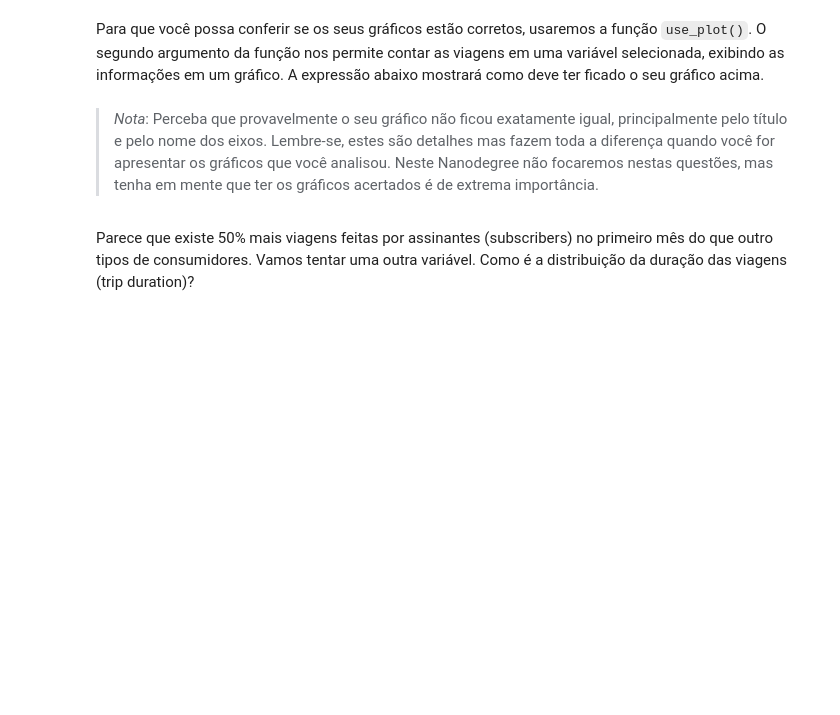
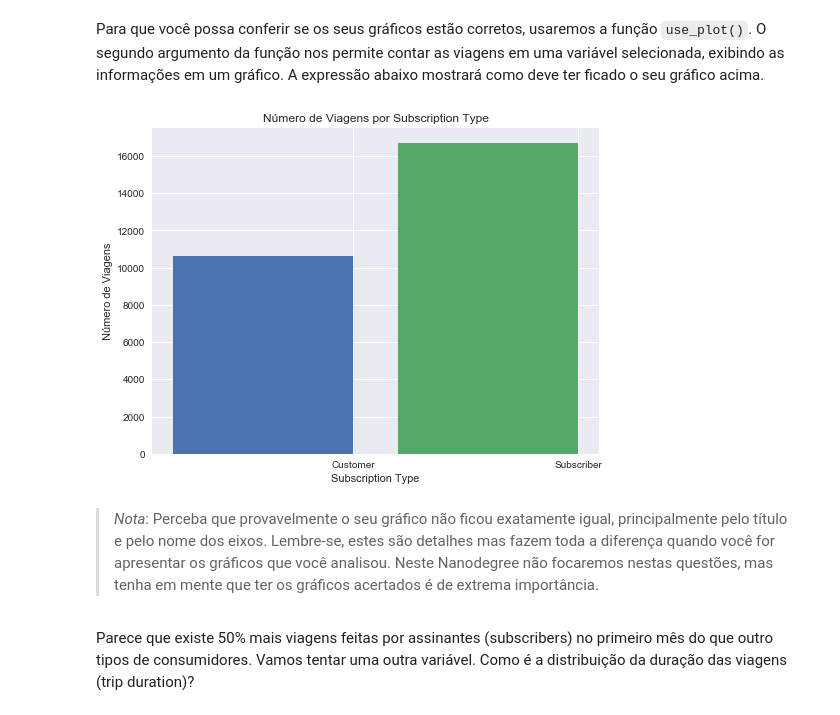
Before and after one commit to raphaelrrcoelho/bay-area-bike-share, a Jupyter notebook: Analise_Bay_Area_Bike_Share-NDFDSI.ipynb, the cells around one changed output. Saved outputs shown, nothing was run; the diff lists cells and outputs as text; code cells hidden in the pictures; blank space fills up the shorter version.

```diff
--- a/Analise_Bay_Area_Bike_Share-NDFDSI.ipynb
+++ b/Analise_Bay_Area_Bike_Share-NDFDSI.ipynb
@@ -274,7 +303,9 @@ Na caixa abaixo, faça um gráfico de viagens x tipo de subscrição do tipo bar
 Para que você possa conferir se os seus gráficos estão corretos, usaremos a função `use_plot()`. O segundo argumento da função nos permite contar as viagens em uma variável selecionada, exibindo as informações em um gráfico. A expressão abaixo mostrará como deve ter ficado o seu gráfico acima.
 # %%
 # como o seu gráfico deve ficar. Descomente a linha abaixo caso queira rodar este comando
-# usage_plot(trip_data, 'subscription_type')
+usage_plot(trip_data, 'subscription_type')
+# %% [output]
+[figure, added]
 # %% [markdown]
 >*Nota*: Perceba que provavelmente o seu gráfico não ficou exatamente igual, principalmente pelo título e pelo nome dos eixos. Lembre-se, estes são detalhes mas fazem toda a diferença quando você for apresentar os gráficos que você analisou. Neste Nanodegree não focaremos nestas questões, mas tenha em mente que ter os gráficos acertados é de extrema importância.
 # %% [markdown]
```
Also changed, not shown: parts of 20 cells of this notebook, 2 other files.
